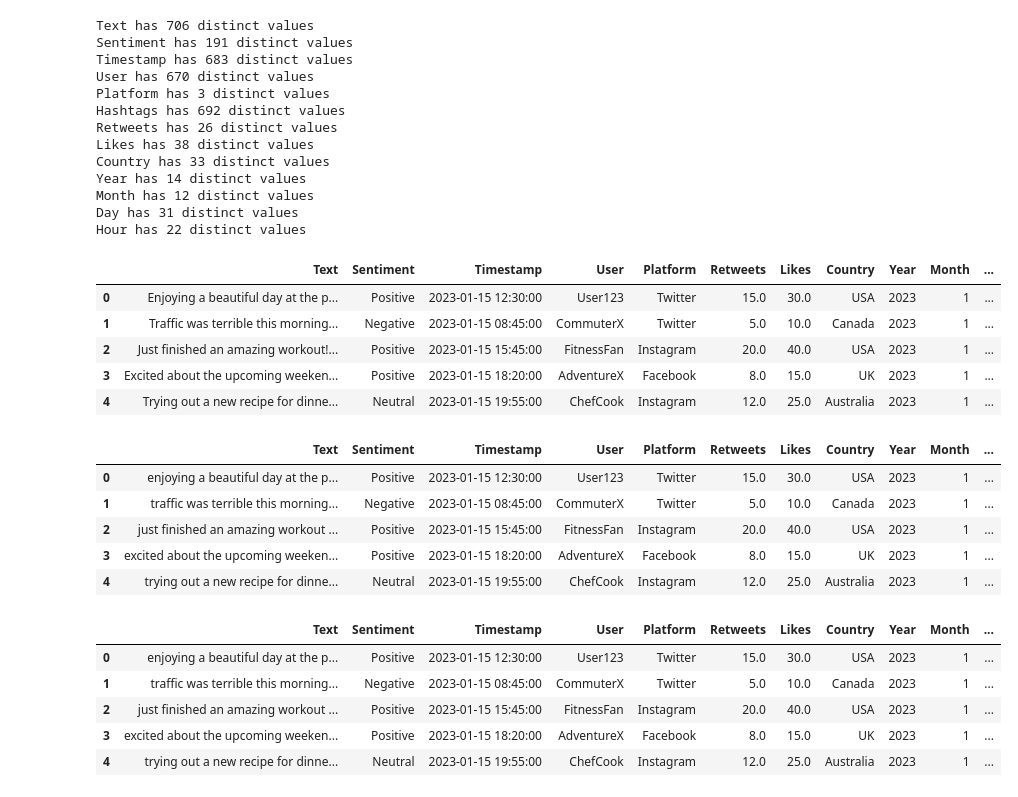
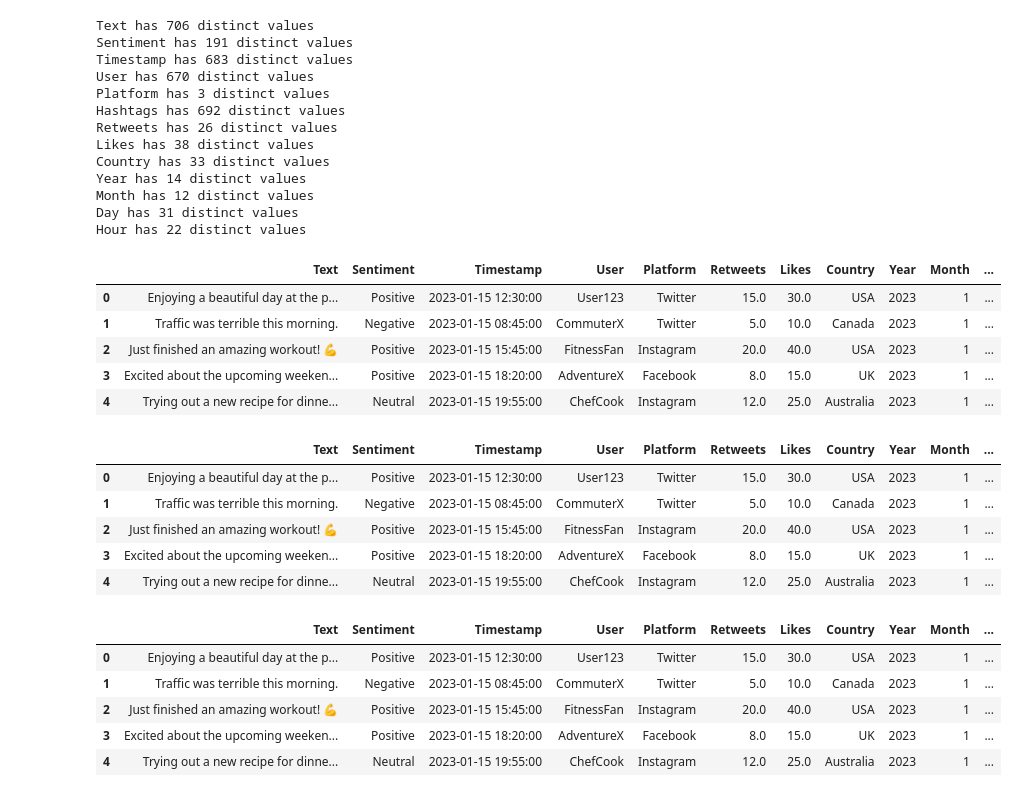
Before and after one commit to QMeier/social-media-capstone, a Jupyter notebook: 02_Data_Wrangling.ipynb, the cells around one changed output. Cells and saved outputs as stored; diff of their text form; code cells hidden in the pictures.

```diff
--- a/02_Data_Wrangling.ipynb
+++ b/02_Data_Wrangling.ipynb
@@ -164,33 +161,31 @@ Day has 31 distinct values
 Hour has 22 distinct values
 # %%
 # combine text of post and hashtag for more information for sentiment analysis
-#df1 = df
-#df1["Text"] = df1["Text"] + ' ' + df1["Hashtags"]
-#df1 = df1.drop(columns="Hashtags")
-df1.head()
+df["Text_Combined"] = df["Text"] + ' ' + df["Hashtags"]
+df = df.drop(columns="Hashtags")
+df.head()
 # %% [output]
 |  | Text | Sentiment | Timestamp | User | Platform | Retweets | Likes | Country | Year | Month | ... |
 | 0 | Enjoying a beautiful day at the p... | Positive | 2023-01-15 12:30:00 | User123 | Twitter | 15.0 | 30.0 | USA | 2023 | 1 | ... |
-| 1 | Traffic was terrible this morning... | Negative | 2023-01-15 08:45:00 | CommuterX | Twitter | 5.0 | 10.0 | Canada | 2023 | 1 | ... |
-| 2 | Just finished an amazing workout!... | Positive | 2023-01-15 15:45:00 | FitnessFan | Instagram | 20.0 | 40.0 | USA | 2023 | 1 | ... |
+| 1 | Traffic was terrible this morning. | Negative | 2023-01-15 08:45:00 | CommuterX | Twitter | 5.0 | 10.0 | Canada | 2023 | 1 | ... |
+| 2 | Just finished an amazing workout! 💪 | Positive | 2023-01-15 15:45:00 | FitnessFan | Instagram | 20.0 | 40.0 | USA | 2023 | 1 | ... |
 | 3 | Excited about the upcoming weeken... | Positive | 2023-01-15 18:20:00 | AdventureX | Facebook | 8.0 | 15.0 | UK | 2023 | 1 | ... |
 | 4 | Trying out a new recipe for dinne... | Neutral | 2023-01-15 19:55:00 | ChefCook | Instagram | 12.0 | 25.0 | Australia | 2023 | 1 | ... |
 # %%
-# make all text characters lowercase for easier processing
-df1['Text'] = df1['Text'].str.lower()
+df['Text_Combined'] = df['Text_Combined'].str.lower()
 # use regular expressions to filter out punctuation, emoji, and numbers
-df1['Text'] = df1['Text'].str.replace(r'[%s]' % re.escape(string.punctuation), '', regex=True)
-df1['Text'] = df1['Text'].str.replace(r'[^\x00-\x7F]+', '', regex=True)
-df1['Text'] = df1['Text'].str.replace(r'^[0-9]+$', '', regex=True)
+df['Text_Combined'] = df['Text_Combined'].str.replace(r'[%s]' % re.escape(string.punctuation), '', regex=True)
+df['Text_Combined'] = df['Text_Combined'].str.replace(r'[^\x00-\x7F]+', '', regex=True)
+df['Text_Combined'] = df['Text_Combined'].str.replace(r'^[0-9]+$', '', regex=True)
 
-df1.head()
+df.head()
 # %% [output]
 |  | Text | Sentiment | Timestamp | User | Platform | Retweets | Likes | Country | Year | Month | ... |
-| 0 | enjoying a beautiful day at the p... | Positive | 2023-01-15 12:30:00 | User123 | Twitter | 15.0 | 30.0 | USA | 2023 | 1 | ... |
-| 1 | traffic was terrible this morning... | Negative | 2023-01-15 08:45:00 | CommuterX | Twitter | 5.0 | 10.0 | Canada | 2023 | 1 | ... |
-| 2 | just finished an amazing workout ... | Positive | 2023-01-15 15:45:00 | FitnessFan | Instagram | 20.0 | 40.0 | USA | 2023 | 1 | ... |
-| 3 | excited about the upcoming weeken... | Positive | 2023-01-15 18:20:00 | AdventureX | Facebook | 8.0 | 15.0 | UK | 2023 | 1 | ... |
-| 4 | trying out a new recipe for dinne... | Neutral | 2023-01-15 19:55:00 | ChefCook | Instagram | 12.0 | 25.0 | Australia | 2023 | 1 | ... |
+| 0 | Enjoying a beautiful day at the p... | Positive | 2023-01-15 12:30:00 | User123 | Twitter | 15.0 | 30.0 | USA | 2023 | 1 | ... |
+| 1 | Traffic was terrible this morning. | Negative | 2023-01-15 08:45:00 | CommuterX | Twitter | 5.0 | 10.0 | Canada | 2023 | 1 | ... |
+| 2 | Just finished an amazing workout! 💪 | Positive | 2023-01-15 15:45:00 | FitnessFan | Instagram | 20.0 | 40.0 | USA | 2023 | 1 | ... |
+| 3 | Excited about the upcoming weeken... | Positive | 2023-01-15 18:20:00 | AdventureX | Facebook | 8.0 | 15.0 | UK | 2023 | 1 | ... |
+| 4 | Trying out a new recipe for dinne... | Neutral | 2023-01-15 19:55:00 | ChefCook | Instagram | 12.0 | 25.0 | Australia | 2023 | 1 | ... |
 # %%
 # tokenize, stem, filter on stop words, and rejoin 'Text'
 
@@ -200,7 +195,7 @@ stemmer = PorterStemmer()
 # English stop words
 stop_words = set(stopwords.words('english'))
 
-def process_text(text):
+def process_text_nltk(text):
     # Tokenize the text
     tokens = word_tokenize(text)
 
@@ -211,14 +206,27 @@ def process_text(text):
     processed_text = ' '.join(stemmed_tokens)
     return processed_text
 
-df1["Processed_Text"] = df1["Text"].apply(process_text)
+def process_text_nostem(text):
+    # Tokenize the text
+    tokens = word_tokenize(text)
 
-df1.head()
+    # remove stop words
+    p_tokens = [word for word in tokens if word.lower() not in stop_words]
+
+    # join stems into text entries again
+    processed_text = ' '.join(p_tokens)
+    return processed_text
+
+
+df["Processed_Text_NLTK"] = df["Text_Combined"].apply(process_text_nltk)
+df["Text_Combined"] = df["Text_Combined"].apply(process_text_nostem)
+
+df.head()
 # %% [output]
 |  | Text | Sentiment | Timestamp | User | Platform | Retweets | Likes | Country | Year | Month | ... |
-| 0 | enjoying a beautiful day at the p... | Positive | 2023-01-15 12:30:00 | User123 | Twitter | 15.0 | 30.0 | USA | 2023 | 1 | ... |
-| 1 | traffic was terrible this morning... | Negative | 2023-01-15 08:45:00 | CommuterX | Twitter | 5.0 | 10.0 | Canada | 2023 | 1 | ... |
-| 2 | just finished an amazing workout ... | Positive | 2023-01-15 15:45:00 | FitnessFan | Instagram | 20.0 | 40.0 | USA | 2023 | 1 | ... |
-| 3 | excited about the upcoming weeken... | Positive | 2023-01-15 18:20:00 | AdventureX | Facebook | 8.0 | 15.0 | UK | 2023 | 1 | ... |
-| 4 | trying out a new recipe for dinne... | Neutral | 2023-01-15 19:55:00 | ChefCook | Instagram | 12.0 | 25.0 | Australia | 2023 | 1 | ... |
+| 0 | Enjoying a beautiful day at the p... | Positive | 2023-01-15 12:30:00 | User123 | Twitter | 15.0 | 30.0 | USA | 2023 | 1 | ... |
+| 1 | Traffic was terrible this morning. | Negative | 2023-01-15 08:45:00 | CommuterX | Twitter | 5.0 | 10.0 | Canada | 2023 | 1 | ... |
+| 2 | Just finished an amazing workout! 💪 | Positive | 2023-01-15 15:45:00 | FitnessFan | Instagram | 20.0 | 40.0 | USA | 2023 | 1 | ... |
+| 3 | Excited about the upcoming weeken... | Positive | 2023-01-15 18:20:00 | AdventureX | Facebook | 8.0 | 15.0 | UK | 2023 | 1 | ... |
+| 4 | Trying out a new recipe for dinne... | Neutral | 2023-01-15 19:55:00 | ChefCook | Instagram | 12.0 | 25.0 | Australia | 2023 | 1 | ... |
 # %%
```
Also changed, not shown: parts of 6 cells of this notebook, 11 other files.
